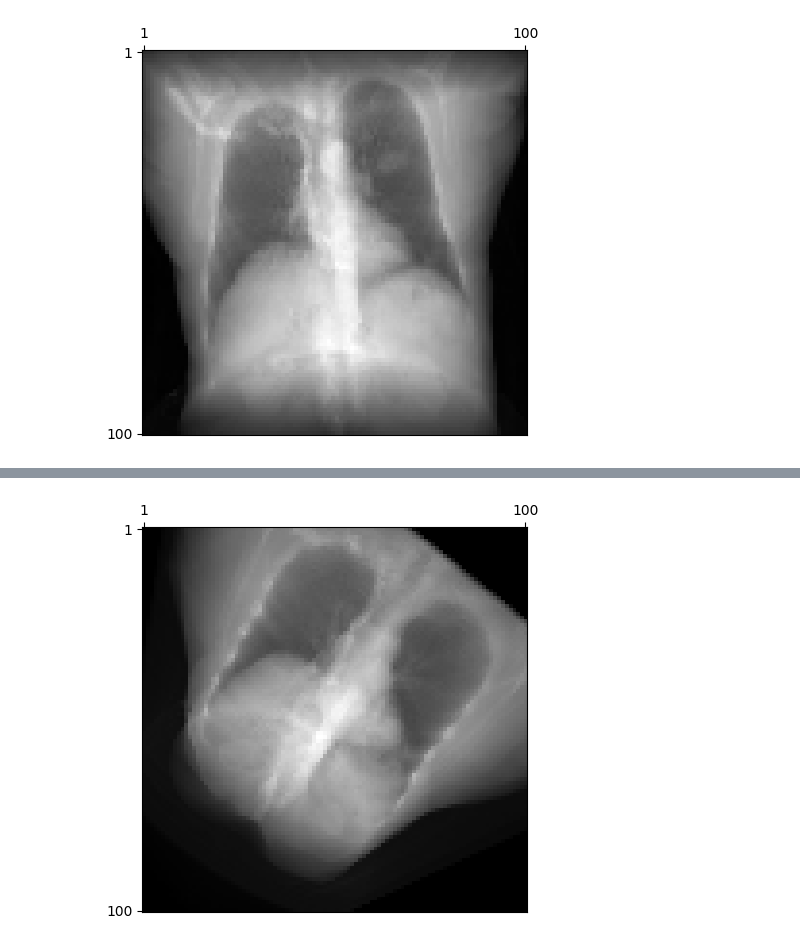
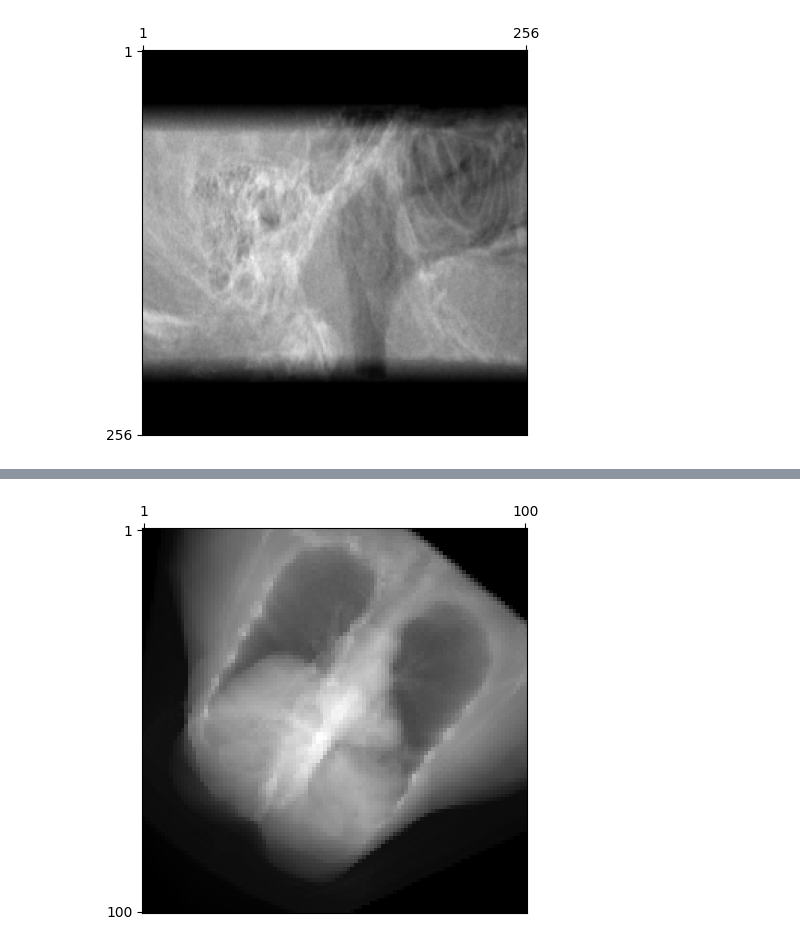
Before and after one commit to UMCai/DiffDRR_offical, a Jupyter notebook: notebooks/tutorials/test_run.ipynb, the cells around one changed output, grey strips where cells are left out. Drawn from its saved outputs; the diff is of its cells as text; code cells hidden in the pictures.

```diff
--- a/notebooks/tutorials/test_run.ipynb
+++ b/notebooks/tutorials/test_run.ipynb
@@ -14,0 +82,3 @@ np.random.seed(39)
+# %%
+CT_half = CT_np[:,:, 200:]
+plt.imshow(CT_half[100, :, :], cmap='gray')
@@ -15,49 +88,50 @@ np.random.seed(39)
 # %%
-# Make the ground truth X-ray
+# Make drr based on CT
 SDR = 300.0
-HEIGHT = 100
-DELX = 8.0
+HEIGHT = 256
+DELX = 1.0
 
-volume, spacing = load_example_ct()
-bx, by, bz = np.array(volume.shape) * np.array(spacing) / 2
+
+bx, by, bz = np.array(CT_half.shape) * np.array(CT_spacing) / 2 # center location
 true_params = {
     "sdr": SDR,
-    "alpha": torch.pi,
-    "beta": 0,
-    "gamma": torch.pi / 2,
+    "alpha": 0,
+    "beta": torch.pi/2,
+    "gamma": torch.pi/2,
     "bx": bx,
     "by": by,
     "bz": bz,
 }
 device = "cuda" if torch.cuda.is_available() else "cpu"
 
-drr = DRR(volume, spacing, sdr=SDR, height=HEIGHT, delx=DELX).to(device)
+drr = DRR(CT_half.astype(np.float32), CT_spacing, sdr=SDR, height=HEIGHT, delx=DELX, bone_attenuation_multiplier=0.8,renderer="trilinear").to(device)
 rotations = torch.tensor(
     [
         [
             true_params["alpha"],
             true_params["beta"],
             true_params["gamma"],
         ]
     ]
 ).to(device)
 translations = torch.tensor(
     [
         [
             true_params["bx"],
             true_params["by"],
             true_params["bz"],
         ]
     ]
 ).to(device)
-ground_truth = drr(
+CT_drr = drr(
     rotations,
     translations,
     parameterization="euler_angles",
     convention="ZYX",
+    n_points = 200
 )
 
-plot_drr(ground_truth)
+plot_drr(CT_drr)
 plt.show()
 # %% [output]
-[figure, old version]
+[figure, new version]
```
Also changed, not shown: parts of 7 cells of this notebook.
